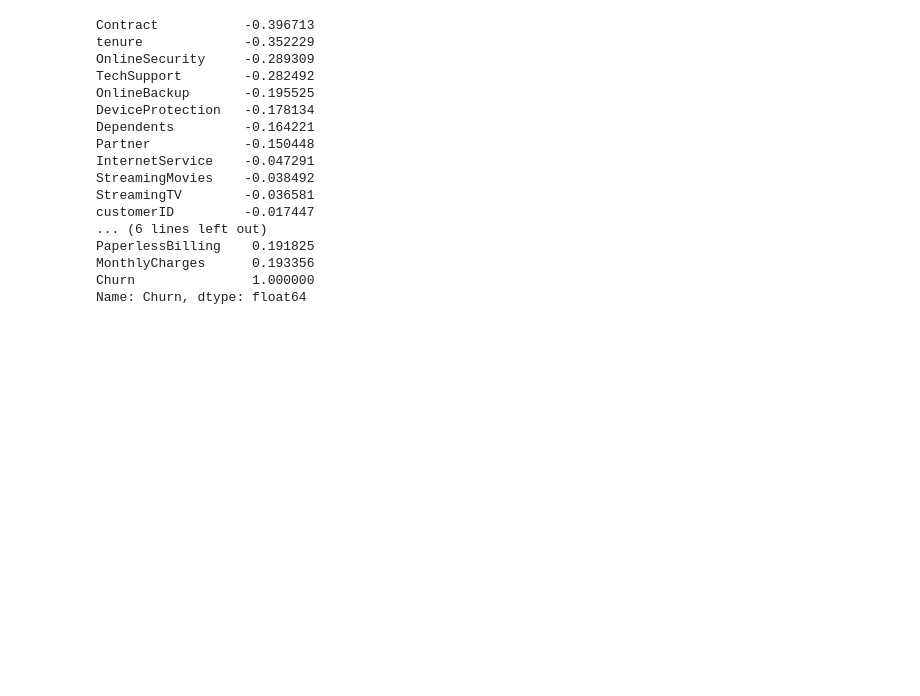
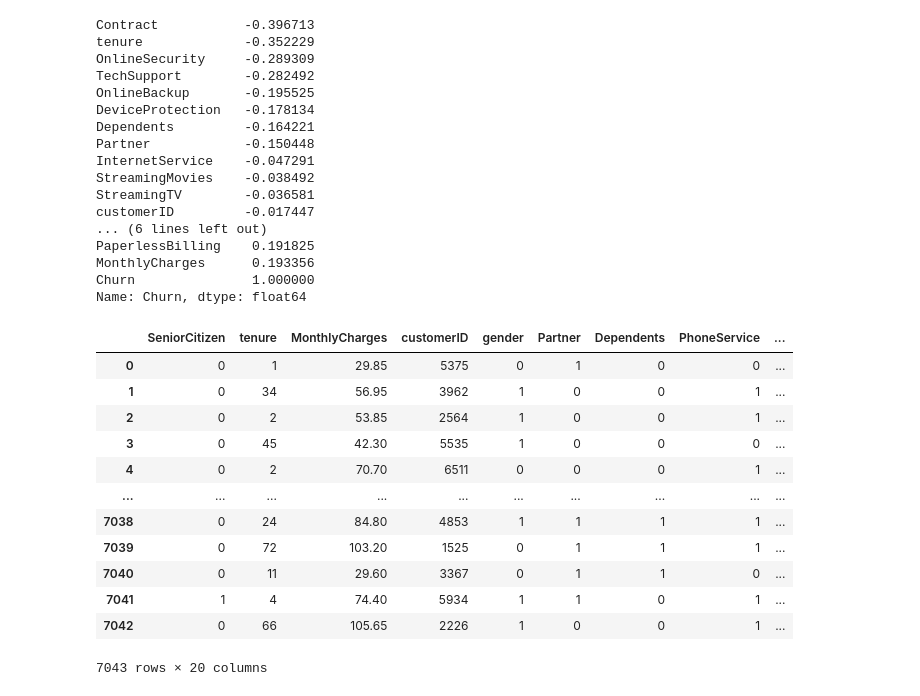
Before and after one commit to Men5ah/73812025_Churning_Customers, a Jupyter notebook: Homework.ipynb, the cells around one changed output. Cells and saved outputs as stored; diff of their text form; code cells hidden in the pictures; blank space fills up the shorter version.

```diff
--- a/Homework.ipynb
+++ b/Homework.ipynb
@@ -109,8 +112,23 @@ Name: Churn, dtype: float64
 # %%
 #Split into features and target
 #features = X_train.iloc[:,:-1]
 y = df_combined["Churn"]
-X = df_combined.drop(["Churn"], axis=1, inplace=True)
+X = df_combined.drop(["Churn"], axis=1)
+X
+# %% [output]
+|  | SeniorCitizen | tenure | MonthlyCharges | customerID | gender | Partner | Dependents | PhoneService | ... |
+| 0 | 0 | 1 | 29.85 | 5375 | 0 | 1 | 0 | 0 | ... |
+| 1 | 0 | 34 | 56.95 | 3962 | 1 | 0 | 0 | 1 | ... |
+| 2 | 0 | 2 | 53.85 | 2564 | 1 | 0 | 0 | 1 | ... |
+| 3 | 0 | 45 | 42.30 | 5535 | 1 | 0 | 0 | 0 | ... |
+| 4 | 0 | 2 | 70.70 | 6511 | 0 | 0 | 0 | 1 | ... |
+| ... | ... | ... | ... | ... | ... | ... | ... | ... | ... |
+| 7038 | 0 | 24 | 84.80 | 4853 | 1 | 1 | 1 | 1 | ... |
+| 7039 | 0 | 72 | 103.20 | 1525 | 0 | 1 | 1 | 1 | ... |
+| 7040 | 0 | 11 | 29.60 | 3367 | 0 | 1 | 1 | 0 | ... |
+| 7041 | 1 | 4 | 74.40 | 5934 | 1 | 1 | 0 | 1 | ... |
+| 7042 | 0 | 66 | 105.65 | 2226 | 1 | 0 | 0 | 1 | ... |
+7043 rows × 20 columns
 # %%
 # Initialize the StandardScaler
 scaler = StandardScaler()
```
Also changed, not shown: parts of 6 cells of this notebook.
